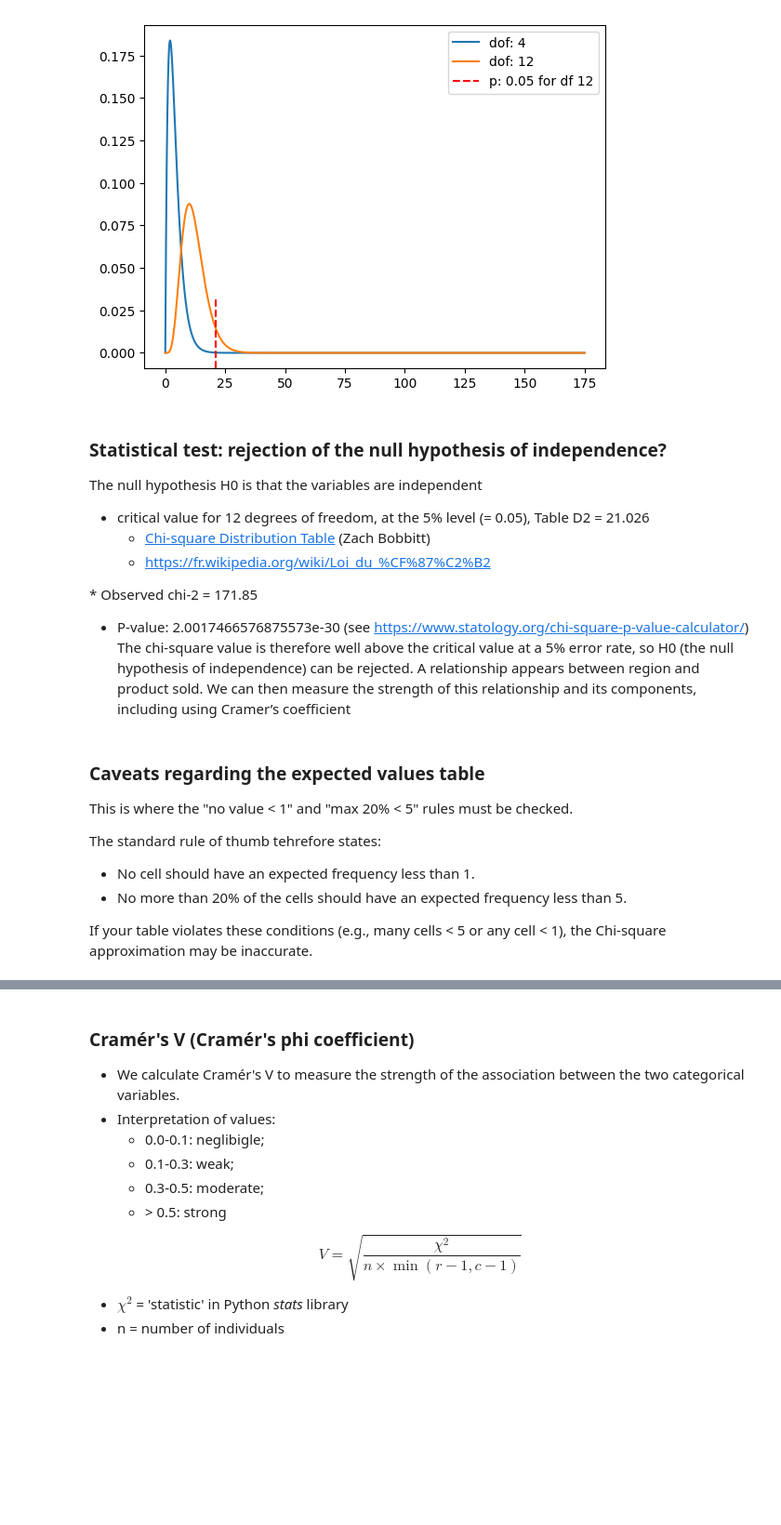
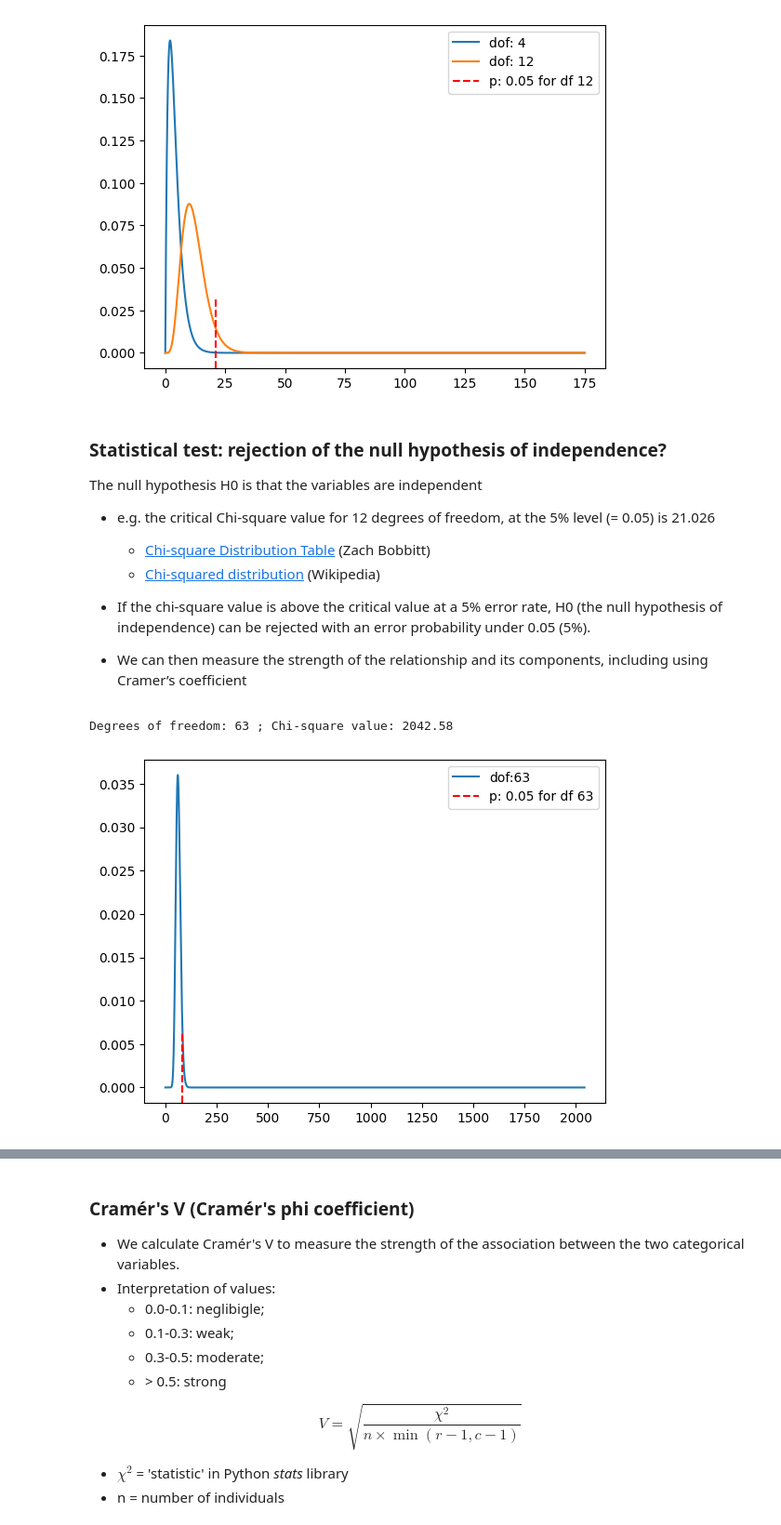
Before and after one commit to Sciences-historiques-numeriques/astronomers, a Jupyter notebook: notebooks_jupyter/wikidata_exploration/da3_distribution_continents_triplestore.ipynb, the cells around one changed output, grey strips where cells are left out. Shown at 93% size. Saved outputs shown, nothing was run; the diff lists cells and outputs as text; code cells hidden in the pictures; blank space fills up the shorter version.

```diff
--- a/notebooks_jupyter/wikidata_exploration/da3_distribution_continents_triplestore.ipynb
+++ b/notebooks_jupyter/wikidata_exploration/da3_distribution_continents_triplestore.ipynb
@@ -400,23 +430,29 @@ plt.show()
 
 The null hypothesis H0 is that the variables are independent
 
-* critical value for 12 degrees of freedom, at the 5% level (= 0.05), Table D2 = 21.026
+* e.g. the critical Chi-square value for 12 degrees of freedom, at the 5% level (= 0.05) is 21.026
   * [Chi-square Distribution Table](https://www.statology.org/chi-square-distribution-table/) (Zach Bobbitt)
-  * https://fr.wikipedia.org/wiki/Loi_du_%CF%87%C2%B2
+  * [Chi-squared distribution](https://en.wikipedia.org/wiki/Chi-squared_distribution) (Wikipedia)
 
-* Observed chi-2 = 171.85
-* P-value: 2.0017466576875573e-30 (see https://www.statology.org/chi-square-p-value-calculator/)
-The chi-square value is therefore well above the critical value at a 5% error rate, so H0 (the null hypothesis of independence) can be rejected. A relationship appears between region and product sold.
-We can then measure the strength of this relationship and its components, including using Cramer’s coefficient
+* If the chi-square value is above the critical value at a 5% error rate, H0 (the null hypothesis of independence) can be rejected with an error probability under 0.05 (5%).
+* We can then measure the strength of the relationship and its components, including using Cramer’s coefficient
-# %% [markdown]
-### Caveats regarding the expected values table
-
-This is where the "no value < 1" and "max 20% < 5" rules must be checked.
-
-The standard rule of thumb tehrefore states:
-
-* No cell should have an expected frequency less than 1.
-* No more than 20% of the cells should have an expected frequency less than 5.
-
-If your table violates these conditions (e.g., many cells < 5 or any cell < 1), the Chi-square approximation may be inaccurate.
+# %%
+## Degrees of freedom and Chi-square
+
+print('Degrees of freedom:', dof, '; Chi-square value:', statistic.round(2))
+# %% [output]
+Degrees of freedom: 63 ; Chi-square value: 2042.58
+# %%
+### Applied to our case
+x = np.arange(0, statistic, 0.001)
+
+### plot Chi-square distribution with 63 degrees of freedom
+plt.plot(x, stats.chi2.pdf(x, df=dof), label='dof:'+ str(dof) )
+
+plt.axvline(x=82.529, ymax=0.2, color='red', linestyle='--', label='p: 0.05 for df ' + str(dof))
+
+plt.legend()
+plt.show()
+# %% [output]
+[figure, added]
 # %%
```
Also changed, not shown: parts of 19 cells of this notebook.
